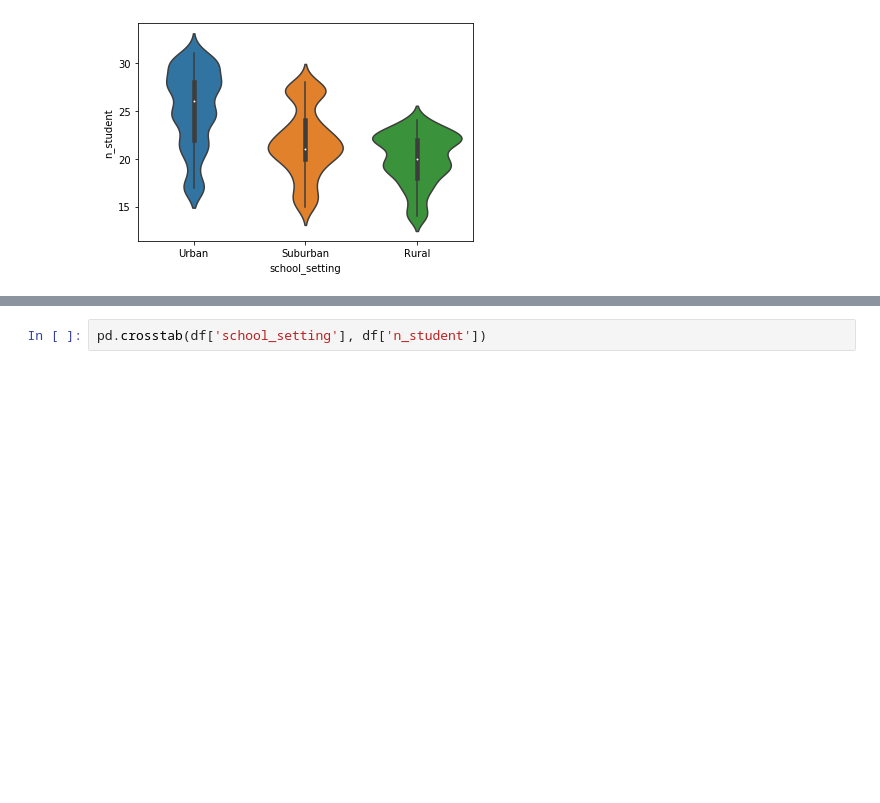
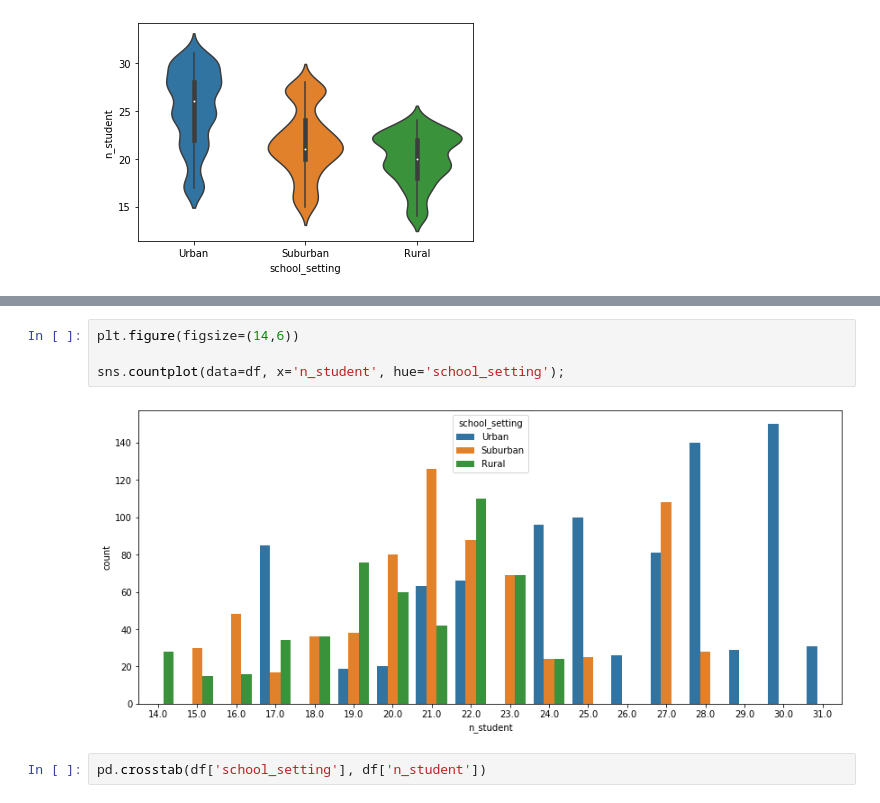
Before and after one commit to divanov137/Test-Scores, a Jupyter notebook: notebooks/test_scores_causal_inference.ipynb, the cells around one changed output, grey strips where cells are left out. Cells and saved outputs as stored; diff of their text form; blank space fills up the shorter version.

```diff
--- a/notebooks/test_scores_causal_inference.ipynb
+++ b/notebooks/test_scores_causal_inference.ipynb
@@ -170,3 +257,9 @@ sns.violinplot(data=df, x='school_setting', y='n_student');
+# %%
+plt.figure(figsize=(14,6))
+
+sns.countplot(data=df, x='n_student', hue='school_setting');
+# %% [output]
+[figure, added]
 # %%
 pd.crosstab(df['school_setting'], df['n_student'])
 # %% [output]
```
Also changed, not shown: parts of 92 cells of this notebook.
